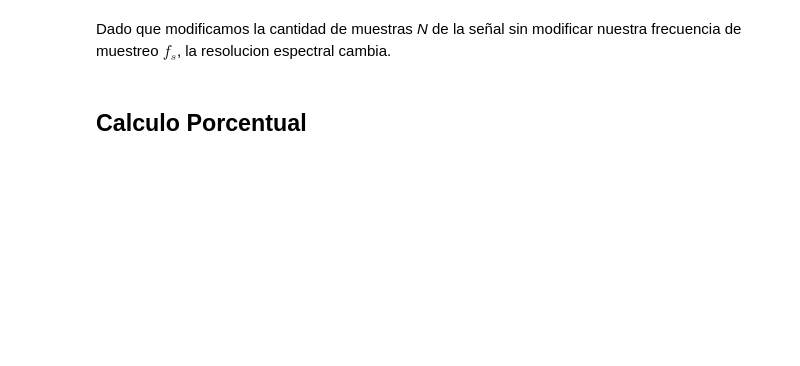
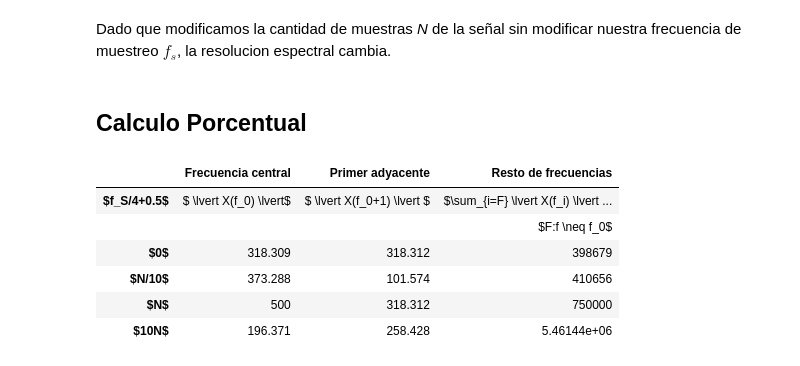
Before and after one commit to tomiambro/gibio, a Jupyter notebook: fourier.ipynb, the cells around one changed output. Cells and saved outputs as stored; diff of their text form; code cells hidden in the pictures; blank space fills up the shorter version.

```diff
--- a/fourier.ipynb
+++ b/fourier.ipynb
@@ -244,4 +183,97 @@ HTML(df.to_html())
 Dado que modificamos la cantidad de muestras <em>N</em> de la señal sin modificar nuestra frecuencia de muestreo <em>$f_s$</em>, la resolucion espectral cambia.
 # %% [markdown]
 ## Calculo Porcentual
+# %%
+tus_resultados = [ ['$ \lvert X(f_0) \lvert$', '$ \lvert X(f_0+1) \lvert $', '$\sum_{i=F} \lvert X(f_i) \lvert ^2 $'],
+                   ['',                        '',                           '$F:f \neq f_0$'],
+                  ['', '', ''], # <-- acá debería haber numeritos :)
+                  ['', '', ''], # <-- acá debería haber numeritos :)
+                  ['', '', ''], # <-- acá debería haber numeritos :)
+                  ['', '', ''], # <-- acá debería haber numeritos :)
+                 ]
+
+
+Max = 0
+for x in range(int(N/2)):
+    if np.abs(S3[x]) > Max:
+        Max = x
+
+M = (fo + fd[3]) * N / fs
+
+
+Max0 = 0
+for x in range(int(N_pad0/2)):
+    if np.abs(S3_pad0[x]) > Max0:
+        Max0 = x
+
+
+Max1 = 0
+for x in range(int(N_pad1/2)):
+    if np.abs(S3_pad1[x]) > Max1:
+        Max1 = x
+
+
+Max2 = 0
+for x in range(int(N_pad2/2)):
+    if np.abs(S3_pad2[x]) > Max2:
+        Max2 = x
+
+
+
+tus_resultados[2][0] = np.abs(S3[int(M)])
+tus_resultados[3][0] = np.abs(S3_pad0[int(Max0)])
+tus_resultados[4][0] = np.abs(S3_pad1[int(Max1)])
+tus_resultados[5][0] = np.abs(S3_pad2[int(Max2)])
+
+tus_resultados[2][1] = np.abs(S3[int((fo + 0.5) * N / fs) + 1])
+tus_resultados[3][1] = np.abs(S3_pad0[int(Max0 + 1)])
+tus_resultados[4][1] = np.abs(S3_pad1[int(Max1 + 1)])
+tus_resultados[5][1] = np.abs(S3_pad2[int(Max2 + 1)])
+
+
+aux = 0
+
+for x in range(0, int(N)):
+    if x != int(M):
+        aux += np.power(np.abs(S3[int(x)]), 2)
+tus_resultados[2][2] = aux
+
+aux = 0
+
+for x in range(0, int(N_pad0)):
+    if x != int(Max0):
+        aux += np.power(np.abs(S3_pad0[int(x)]), 2)
+tus_resultados[3][2] = aux
+
+aux = 0
+
+for x in range(0, int(N_pad1)):
+    if x != int(Max1):
+        aux += np.power(np.abs(S3_pad1[int(x)]), 2)
+tus_resultados[4][2] = aux
+
+aux = 0
+
+for x in range(0, int(N_pad2)):
+    if x != int(Max2):
+        aux += np.power(np.abs(S3_pad2[int(x)]), 2)
+tus_resultados[5][2] = aux
+
+
+df = DataFrame(tus_resultados, columns=['Frecuencia central', 'Primer adyacente', 'Resto de frecuencias'],
+               index=['$f_S/4+0.5$',
+                      '',
+                      '$0$',
+                      '$N/10$',
+                      '$N$',
+                      '$10N$'])
+HTML(df.to_html())
+# %% [output]
+|  | Frecuencia central | Primer adyacente | Resto de frecuencias |
+| $f_S/4+0.5$ | $ \lvert X(f_0) \lvert$ | $ \lvert X(f_0+1) \lvert $ | $\sum_{i=F} \lvert X(f_i) \lvert ... |
+|  |  |  | $F:f \neq f_0$ |
+| $0$ | 318.309 | 318.312 | 398679 |
+| $N/10$ | 373.288 | 101.574 | 410656 |
+| $N$ | 500 | 318.312 | 750000 |
+| $10N$ | 196.371 | 258.428 | 5.46144e+06 |
 # %%
```
Also changed, not shown: parts of 3 cells of this notebook.
